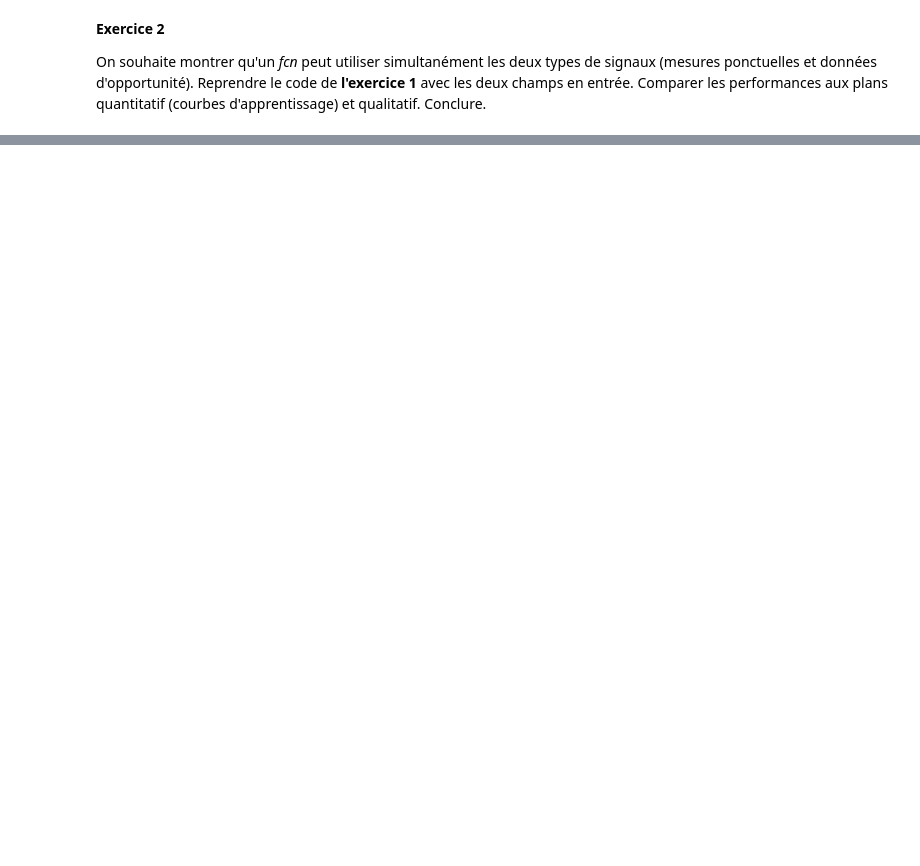
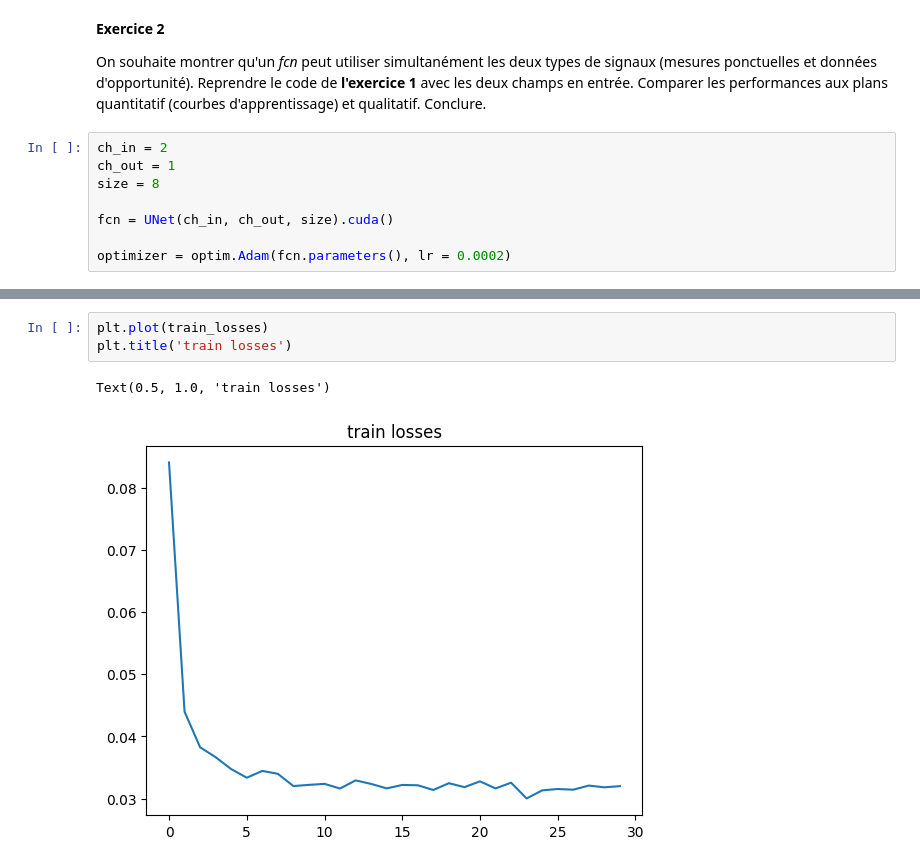
Before and after one commit to jramassa/ml-student, a Jupyter notebook: Past_exams/2023_session_1/enonce/BE_probleme_partieI.ipynb, the cells around one changed output, grey strips where cells are left out. Drawn from its saved outputs; the diff is of its cells as text; blank space fills up the shorter version.

```diff
--- a/Past_exams/2023_session_1/enonce/BE_probleme_partieI.ipynb
+++ b/Past_exams/2023_session_1/enonce/BE_probleme_partieI.ipynb
@@ -152,3 +255,11 @@ for epoch in range(nepochs):
 
 On souhaite montrer qu'un *fcn* peut utiliser simultanément les deux types de signaux (mesures ponctuelles et données d'opportunité).
 Reprendre le code de **l'exercice 1** avec les deux champs en entrée. Comparer les performances aux plans quantitatif (courbes d'apprentissage) et qualitatif. Conclure.
+# %%
+ch_in = 2
+ch_out = 1
+size = 8
+
+fcn = UNet(ch_in, ch_out, size).cuda()
+
+optimizer = optim.Adam(fcn.parameters(), lr = 0.0002)
@@ -154,0 +327,6 @@ Reprendre le code de **l'exercice 1** avec les deux champs en entrée. Comparer
+# %%
+plt.plot(train_losses)
+plt.title('train losses')
+# %% [output]
+Text(0.5, 1.0, 'train losses')
+[figure, added]
```
Also changed, not shown: parts of 14 cells of this notebook.
